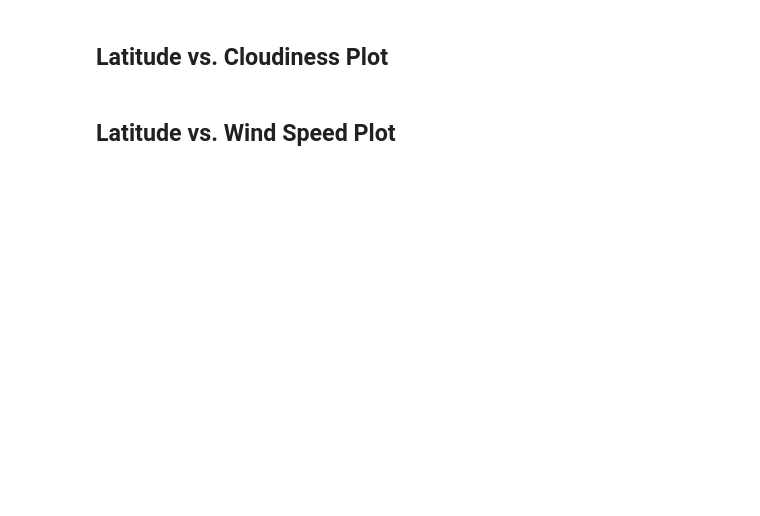
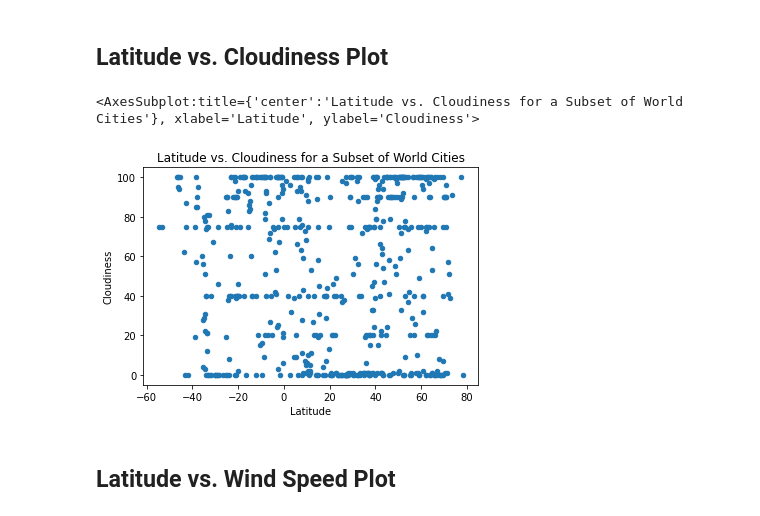
Before and after one commit to cjvilla/Analysis-of-Weather-and-Vacation-Patterns, a Jupyter notebook: WeatherPy/WeatherPy.ipynb, the cells around one changed output. Cells and saved outputs as stored; diff of their text form; code cells hidden in the pictures; blank space fills up the shorter version.

```diff
--- a/WeatherPy/WeatherPy.ipynb
+++ b/WeatherPy/WeatherPy.ipynb
@@ -173,4 +183,9 @@ There are no cities with humidities > 100%
 # %% [markdown]
 ## Latitude vs. Cloudiness Plot
+# %%
+weather_df.plot(kind = "scatter", x = "Latitude", y = "Cloudiness", xlabel="Latitude", ylabel="Cloudiness", title="Latitude vs. Cloudiness for a Subset of World Cities")
+# %% [output]
+<AxesSubplot:title={'center':'Latitude vs. Cloudiness for a Subset of World Cities'}, xlabel='Latitude', ylabel='Cloudiness'>
+[figure, added]
 # %% [markdown]
 ## Latitude vs. Wind Speed Plot
```
Also changed, not shown: parts of 7 cells of this notebook, 1 other file.
